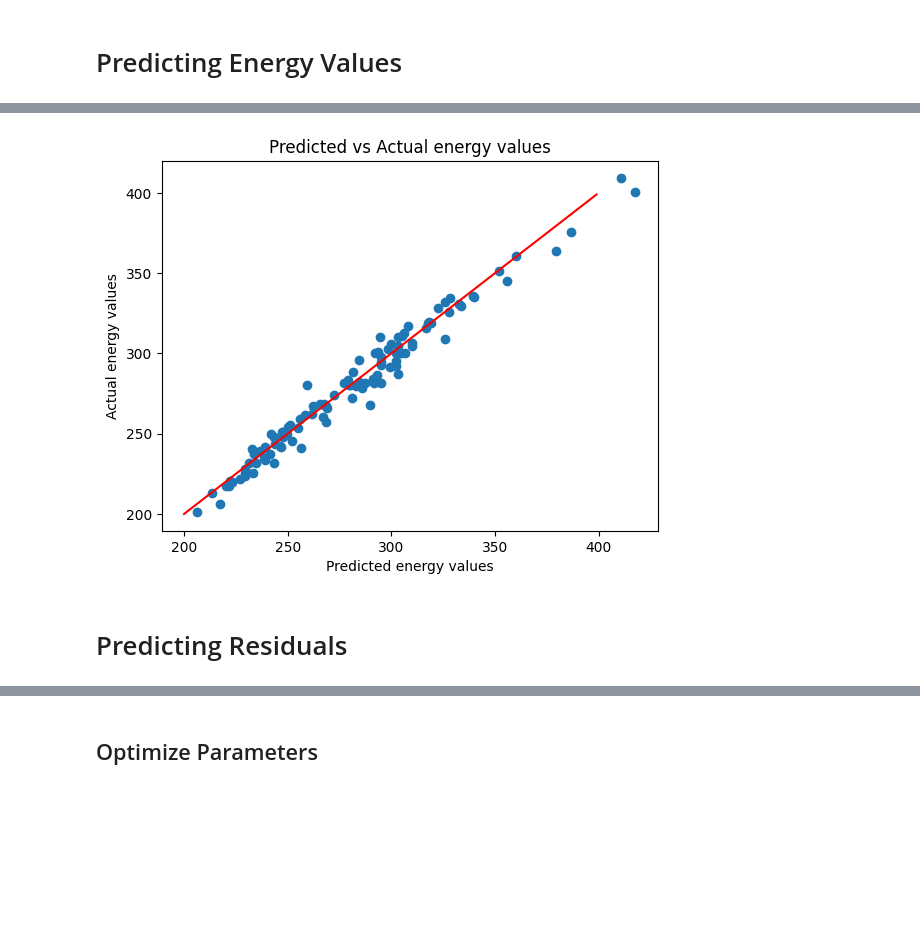
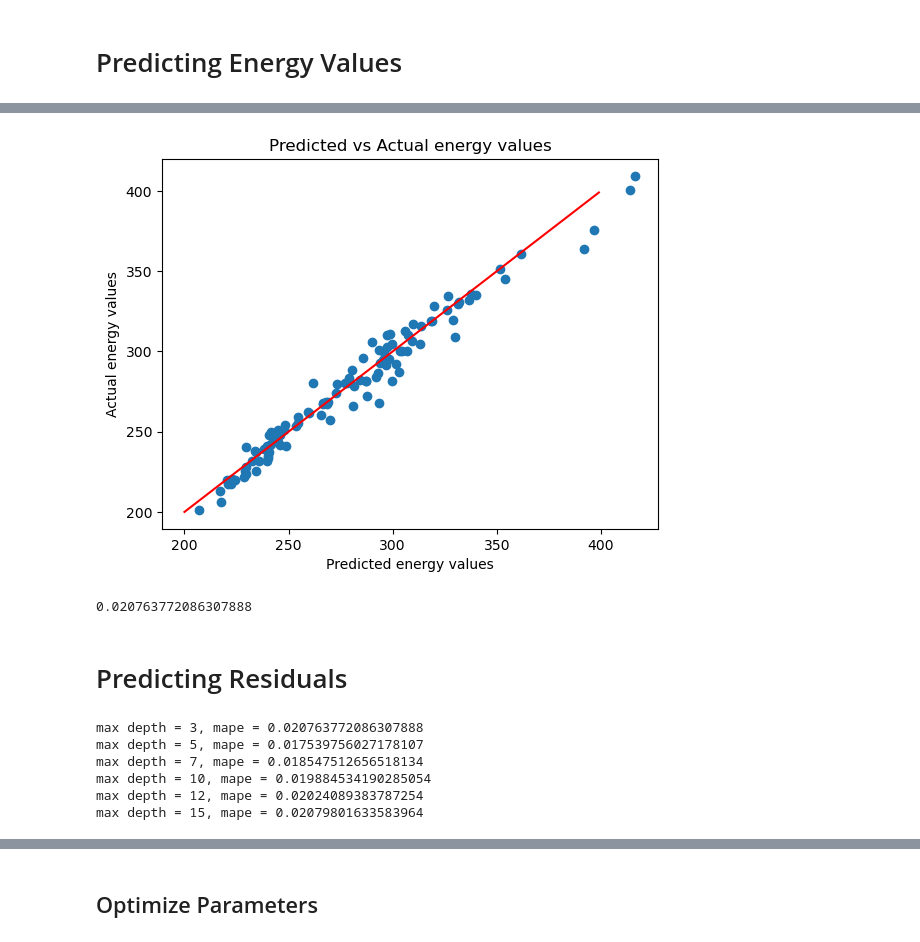
Before and after one commit to jakekosakoff/Physics-139-Final, a Jupyter notebook: Final Project Code/Boosting.ipynb, the cells around one changed output, grey strips where cells are left out. Saved outputs shown, nothing was run; the diff lists cells and outputs as text; code cells hidden in the pictures; blank space fills up the shorter version.

Commit message:
optimized boosting parameters
optimized boosting parameters using mean absolute percent error. will probably need to compare more with paper and fine-tune

```diff
--- a/Final Project Code/Boosting.ipynb
+++ b/Final Project Code/Boosting.ipynb
@@ -35,6 +35,9 @@ y = Boosting_data.values[:,2]
 X_train, X_test, y_train, y_test = train_test_split(X, y, test_size=0.1, random_state=random_state)
 X_train = np.asarray(X_train.astype("float32"))
 X_test = np.asarray(X_test.astype("float32"))
+# %%
+def mape(pred, test):
+    return np.mean(np.abs((test - pred) / test))
 # %% [markdown]
 # Predicting Energy Values
 # %%
@@ -49,14 +47,31 @@ plt.show()
 # %%
 plt.scatter(preds_bdt, y_test)
-plt.plot(np.arange(200, 400), np.arange(200,400), color= "r")
+plt.plot(np.arange(200, 400), np.arange(200,400), color =  "r")
 plt.xlabel('Predicted energy values')
 plt.ylabel('Actual energy values')
 plt.title("Predicted vs Actual energy values")
-plt.savefig("Plots/Boosting_Predicted_vs_Actual")
 plt.show()
+
+mape(preds_bdt, y_test)
 # %% [output]
-[figure, old version]
+[figure, new version]
+0.020763772086307888
 # %% [markdown]
 # Predicting Residuals
 # %%
-bdt = XGBRegressor(n_estimators=100,max_depth=3,learning_rate=0.1,colsample_bytree=0.8, subsample=0.8)
+depths = [3, 5, 7, 10, 12, 15]
+
+for depth in depths:
+    bdt = XGBRegressor(n_estimators = 100, max_depth = depth, learning_rate = 0.1,
+                   colsample_bytree = 0.8, subsample = 0.8)
+    bdt.fit(X_train, y_train)
+    preds_bdt = bdt.predict(X_test)
+    mape_depth = mape(preds_bdt, y_test)
+    print(f'max depth = {depth}, mape = {mape_depth}')
+# %% [output]
+max depth = 3, mape = 0.020763772086307888
+max depth = 5, mape = 0.017539756027178107
+max depth = 7, mape = 0.018547512656518134
+max depth = 10, mape = 0.019884534190285054
+max depth = 12, mape = 0.02024089383787254
+max depth = 15, mape = 0.02079801633583964
```
Also changed, not shown: parts of 6 cells of this notebook.
